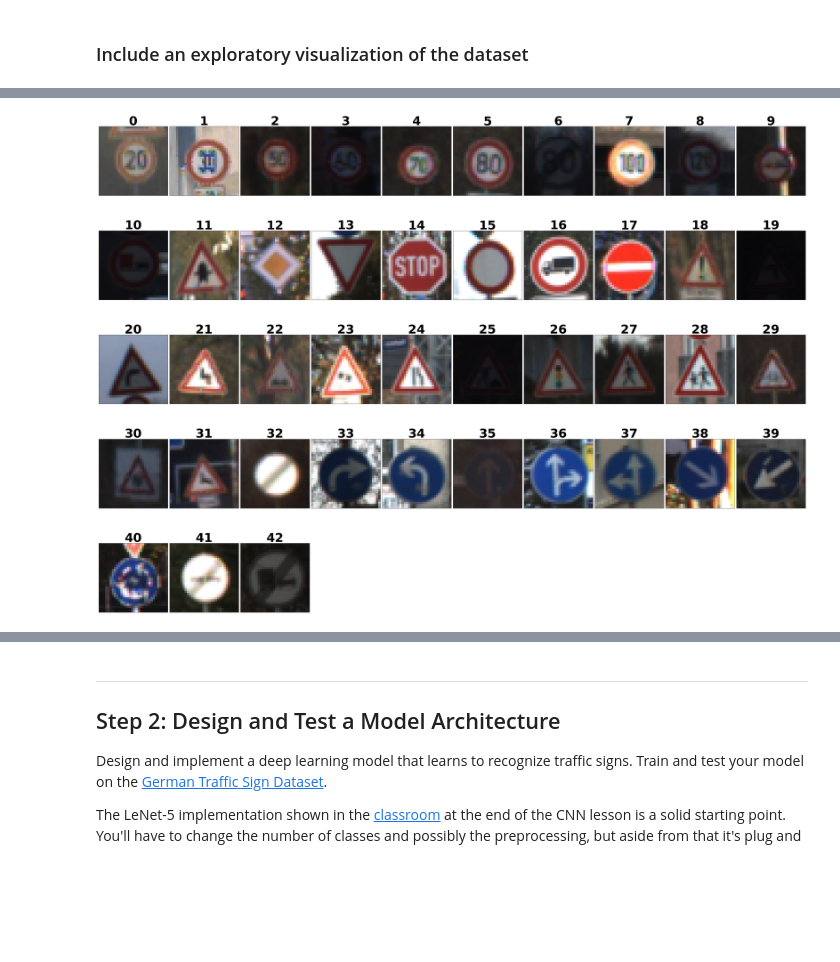
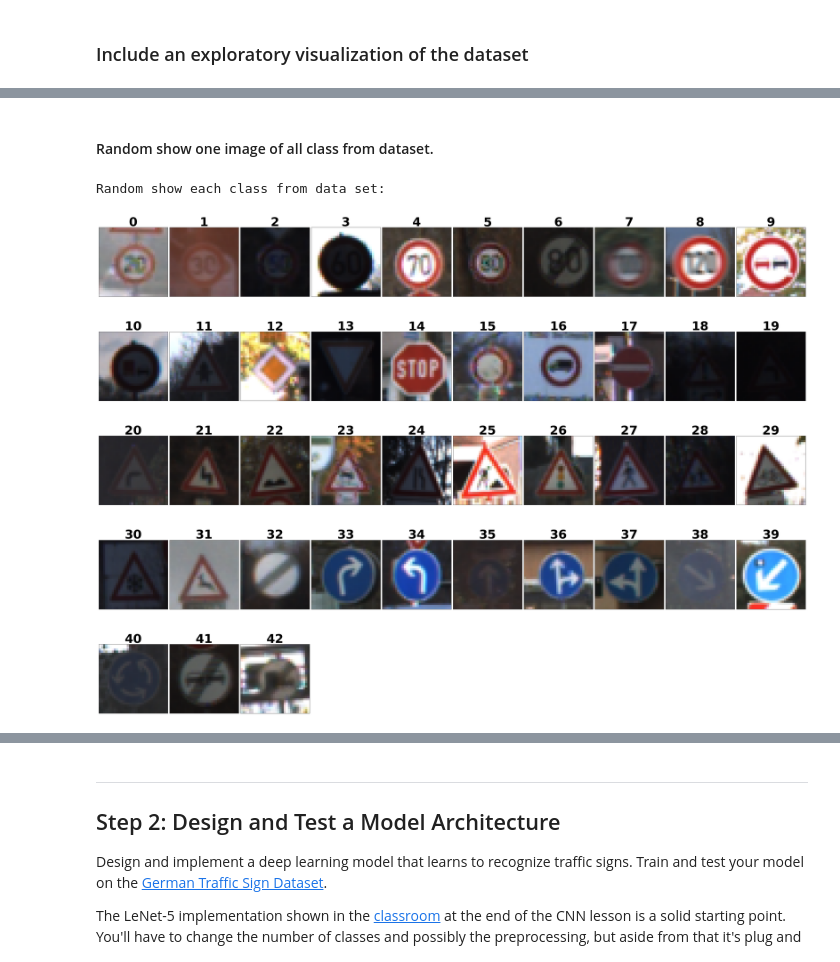
Before and after one commit to HairanWu/CarND-Traffic-Sign-Classifier-Project, a Jupyter notebook: Traffic_Sign_Classifier.ipynb, the cells around one changed output, grey strips where cells are left out. Saved outputs shown, nothing was run; the diff lists cells and outputs as text; code cells hidden in the pictures; blank space fills up the shorter version.

```diff
--- a/Traffic_Sign_Classifier.ipynb
+++ b/Traffic_Sign_Classifier.ipynb
@@ -24,15 +24,12 @@ The [rubric](https://review.udacity.com/#!/rubrics/481/view) contains "Stand Out
 import pickle
 import os
 import numpy as np
+from pandas.io.parsers import read_csv
 # TODO: Fill this in based on where you saved the training and testing data
 
-training_file = "D:/CarND-Traffic-Sign-Classifier-Project/traffic-signs-data/train.p"
-validation_file = "D:/CarND-Traffic-Sign-Classifier-Project/traffic-signs-data/valid.p"
-testing_file = "D:/CarND-Traffic-Sign-Classifier-Project/traffic-signs-data/test.p"
-
-# training_file = "./traffic-signs-data/train.p"
-# validation_file = "./traffic-signs-data/valid.p"
-# testing_file = "./traffic-signs-data/test.p"
+training_file = "traffic-signs-data/train.p"
+validation_file = "traffic-signs-data/valid.p"
+testing_file = "traffic-signs-data/test.p"
 
 with open(training_file, mode='rb') as f:
     train = pickle.load(f)
@@ -41,6 +38,8 @@ with open(validation_file, mode='rb') as f:
 with open(testing_file, mode='rb') as f:
     test = pickle.load(f)
 
+signnames = read_csv("signnames.csv").values[:, 1]
+
 X_train, y_train = train['features'], train['labels']
 X_valid, y_valid = valid['features'], valid['labels']
 X_test, y_test = test['features'], test['labels']
@@ -165,7 +210,9 @@ def show_class_images(images,lables,sumclass,cmap=None):
+# %% [markdown]
+####  Random show one image of all class from dataset.
 # %%
-show_class_images(X_train,y_train,n_classes)
-# show_class_images(X_valid,y_valid,n_classes)
-# show_class_images(X_test,y_test,n_classes)
-# show_one_class_images(X_train,y_train,1)
+show_all_class_images(X_train,y_train)
+# show_all_class_images(X_valid,y_valid)
+# show_all_class_images(X_test,y_test)
 # %% [output]
+Random show each class from data set:
-[figure, old version]
+[figure, new version]
```
Also changed, not shown: parts of 41 cells of this notebook.
